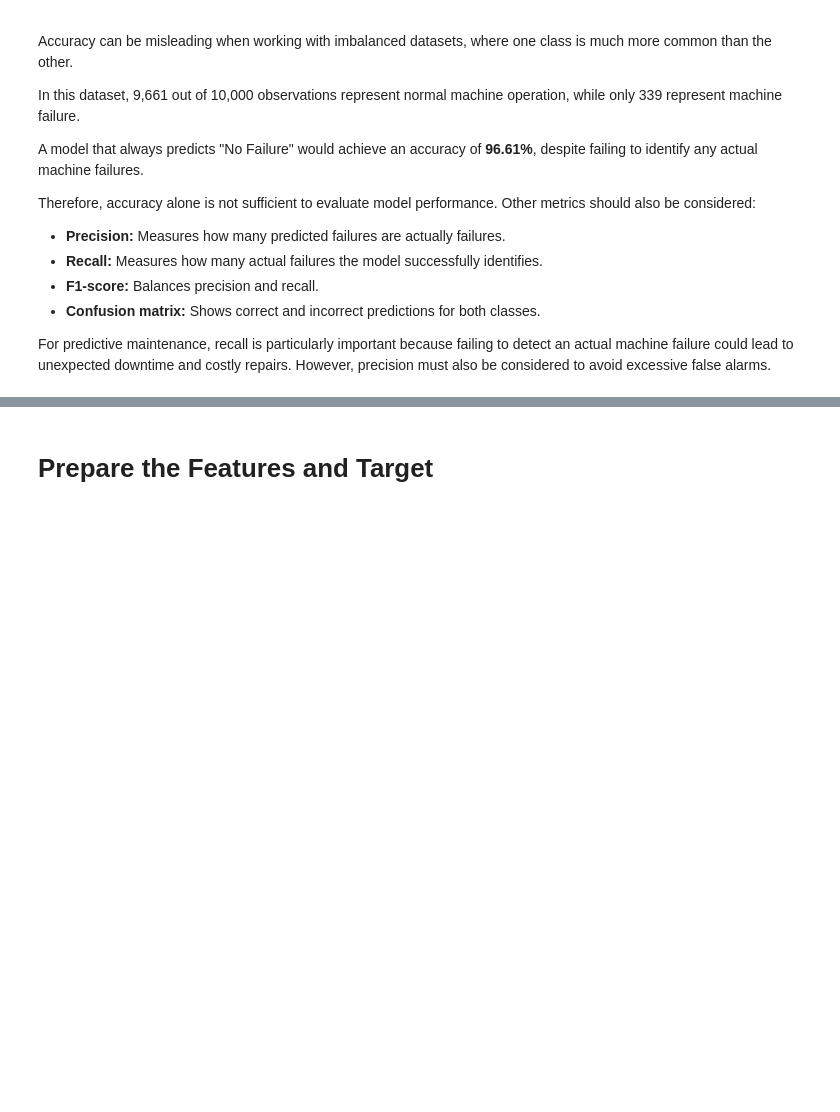
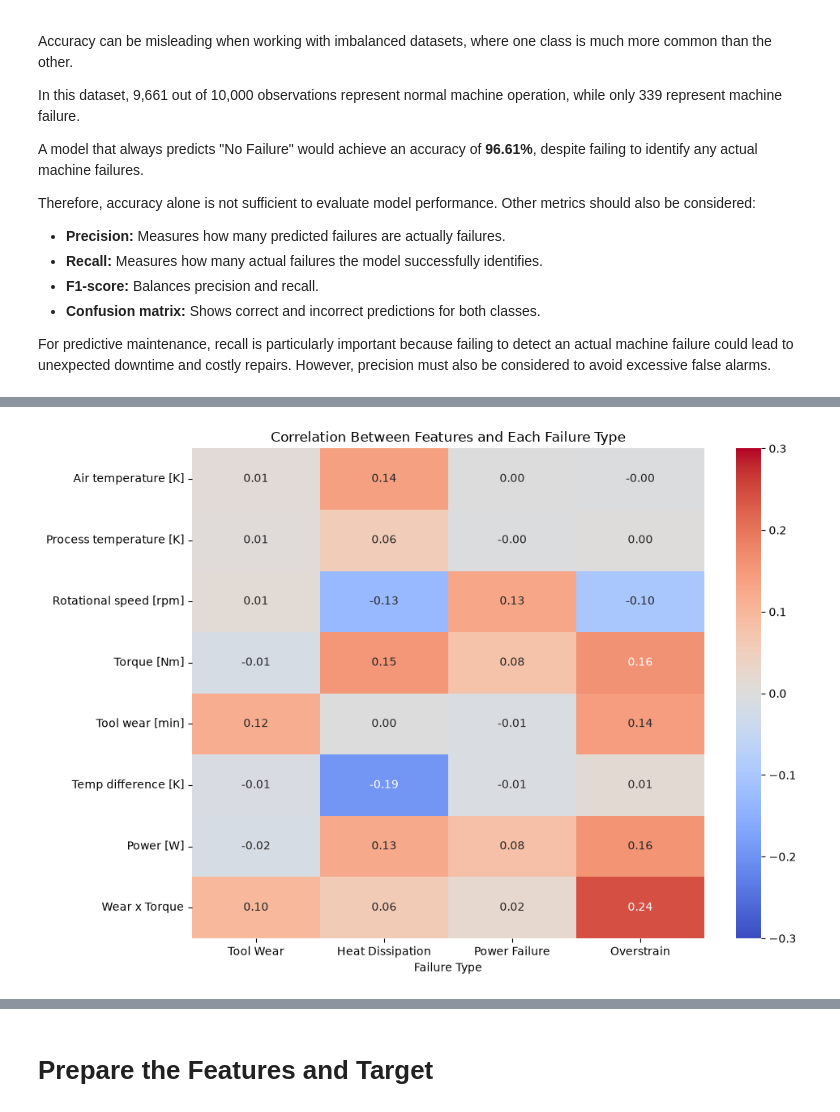
Before and after one commit to FayrouzWaleed/industrial-predictive-maintenance, a Jupyter notebook: notebooks/predictive_maintenance.ipynb, the cells around one changed output, grey strips where cells are left out. Drawn from its saved outputs; the diff is of its cells as text; code cells hidden in the pictures; blank space fills up the shorter version.

```diff
--- a/notebooks/predictive_maintenance.ipynb
+++ b/notebooks/predictive_maintenance.ipynb
@@ -342,0 +472,20 @@ For predictive maintenance, recall is particularly important because failing to
+# %%
+failure_types = list(failure_names.values())
+
+correlation_features = sensor_features + [
+    "Temp difference [K]",
+    "Power [W]",
+    "Wear x Torque"
+]
+
+correlation_by_type = pd.DataFrame(index=correlation_features)
+
+for failure_type in failure_types:
+
+    # Compare one failure type against normal machines only
+    subset = df_clean[df_clean["Failure Type"].isin([failure_type, "No Failure"])]
+    is_failure_type = (subset["Failure Type"] == failure_type).astype(int)
+
+    correlation_by_type[failure_type] = subset[correlation_features].corrwith(is_failure_type)
+
+display(correlation_by_type.round(3))
@@ -342,0 +502,20 @@ For predictive maintenance, recall is particularly important because failing to
+# %%
+plt.figure(figsize=(10, 7))
+
+sns.heatmap(
+    correlation_by_type,
+    annot=True,
+    cmap="coolwarm",
+    fmt=".2f",
+    center=0,
+    vmin=-0.3,
+    vmax=0.3
+)
+
+plt.title("Correlation Between Features and Each Failure Type")
+plt.xlabel("Failure Type")
+plt.tight_layout()
+plt.savefig(images_dir / "08_correlation_by_failure_type.png", dpi=300, bbox_inches="tight")
+plt.show()
+# %% [output]
+[figure, added]
```
Also changed, not shown: parts of 80 cells of this notebook, 5 other files.
